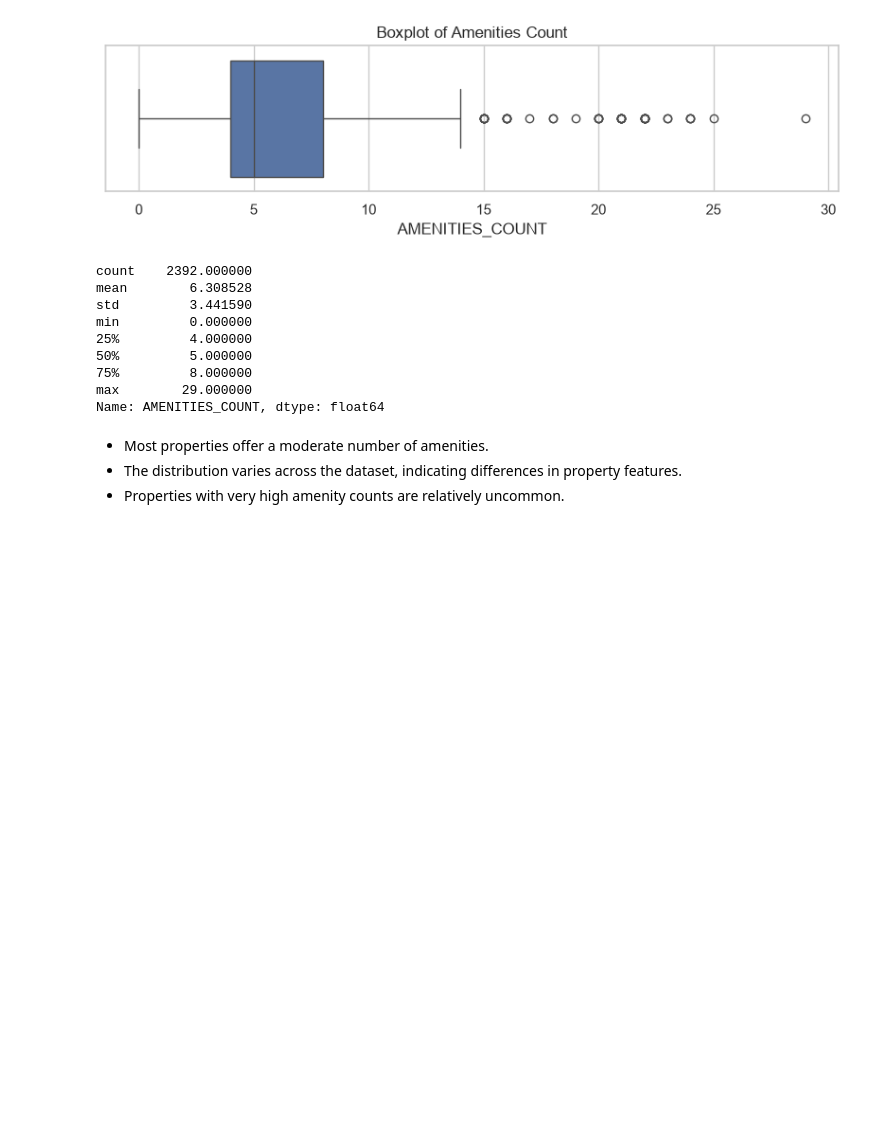
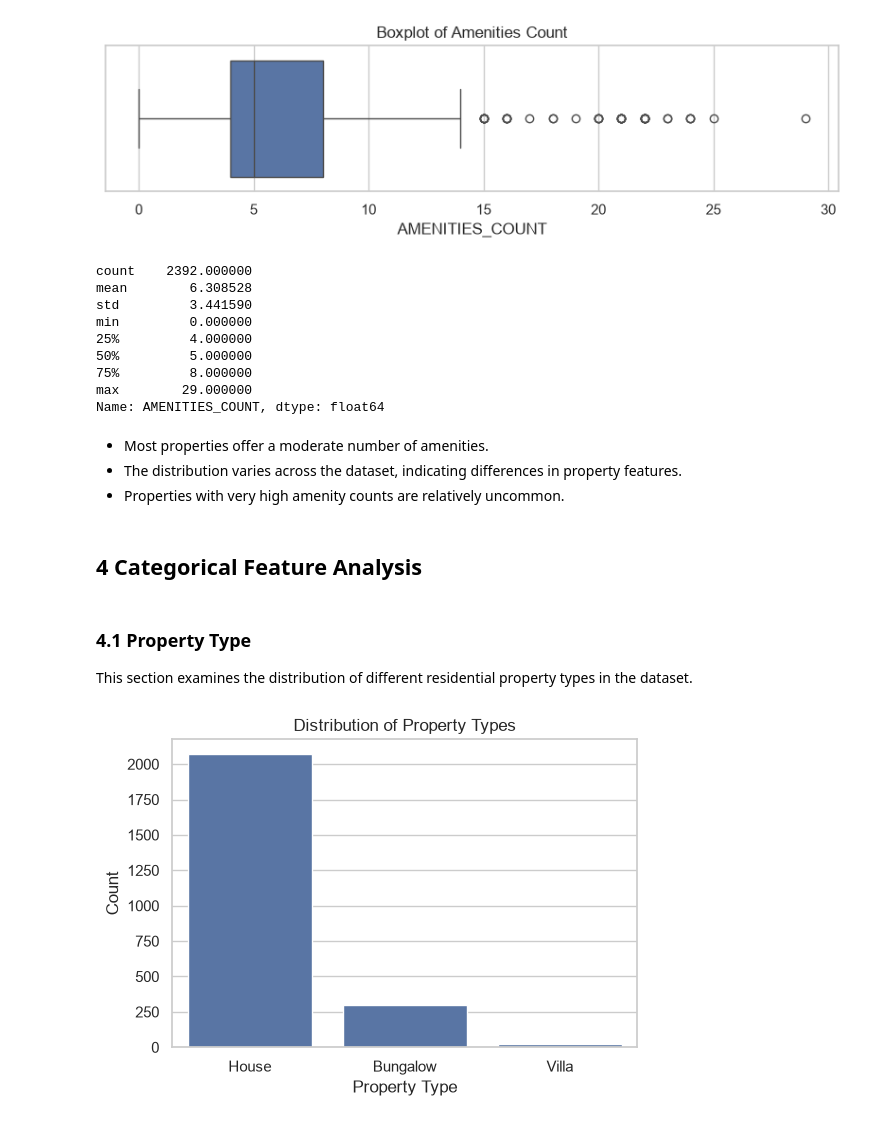
Before and after one commit to ishan2021/House-Price-Prediction-ML-Project, a Jupyter notebook: notebooks/03_EDA.ipynb, the cells around one changed output. Saved outputs shown, nothing was run; the diff lists cells and outputs as text; code cells hidden in the pictures; blank space fills up the shorter version.

```diff
--- a/notebooks/03_EDA.ipynb
+++ b/notebooks/03_EDA.ipynb
@@ -520,3 +520,21 @@ Name: AMENITIES_COUNT, dtype: float64
 - Most properties offer a moderate number of amenities.
 - The distribution varies across the dataset, indicating differences in property features.
 - Properties with very high amenity counts are relatively uncommon.
+# %% [markdown]
+## 4 Categorical Feature Analysis
+# %% [markdown]
+### 4.1 Property Type
+
+This section examines the distribution of different residential property types in the dataset.
+# %%
+plt.figure(figsize=(6,4))
+
+sns.countplot(data=df, x="PROPERTY_TYPE", order=df["PROPERTY_TYPE"].value_counts().index)
+
+plt.title("Distribution of Property Types")
+plt.xlabel("Property Type")
+plt.ylabel("Count")
+
+plt.show()
+# %% [output]
+[figure, added]
```
Also changed, not shown: parts of 19 cells of this notebook.
